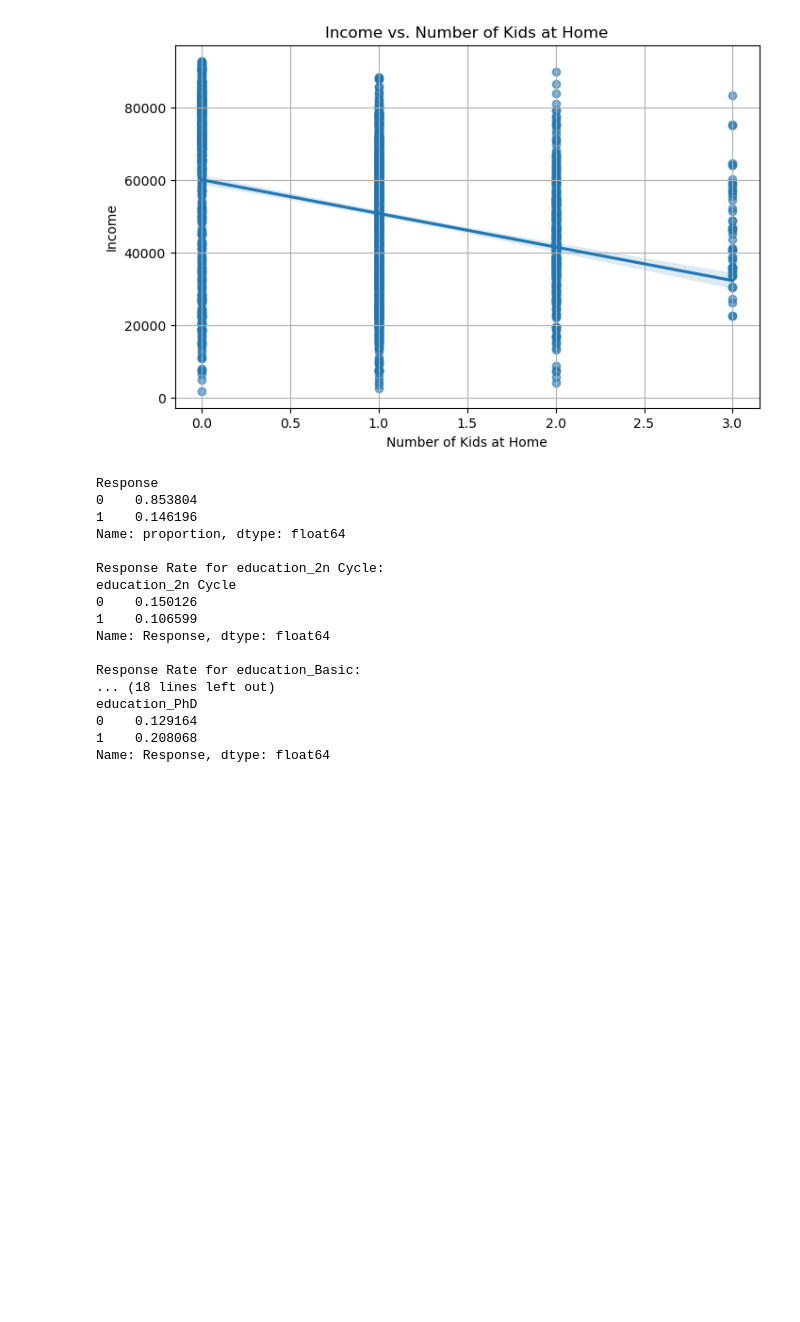
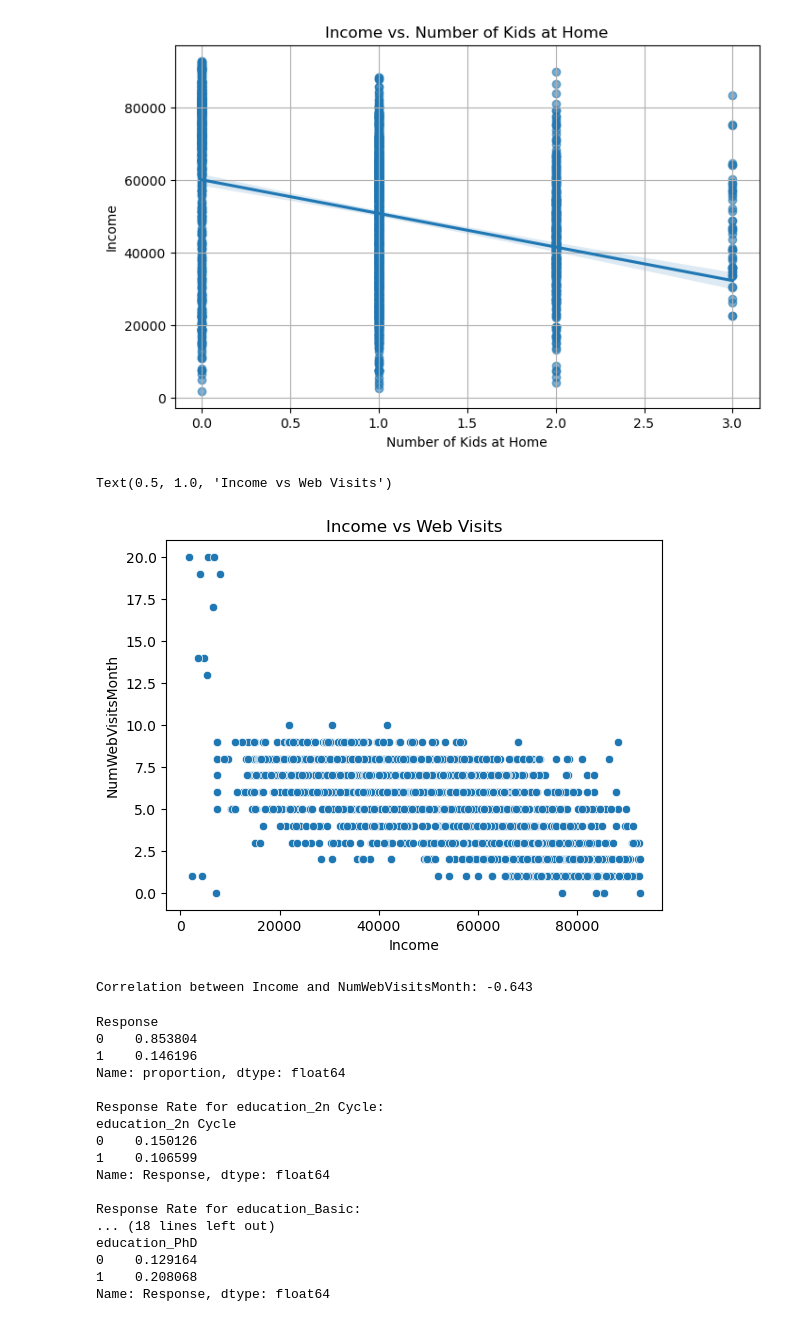
Before and after one commit to fincherc/marketing_project, a Jupyter notebook: food_da.ipynb, the cells around one changed output. Drawn from its saved outputs; the diff is of its cells as text; code cells hidden in the pictures; blank space fills up the shorter version.

Commit message:
income vs web visits

```diff
--- a/food_da.ipynb
+++ b/food_da.ipynb
@@ -204,6 +204,17 @@ plt.grid(True)
 plt.show()
 # %% [output]
 [figure]
+# %%
+sns.scatterplot(x='Income', y='NumWebVisitsMonth', data=df)
+plt.title("Income vs Web Visits")
+# %% [output]
+Text(0.5, 1.0, 'Income vs Web Visits')
+[figure, added]
+# %%
+correlation = df['Income'].corr(df['NumWebVisitsMonth'])
+print(f"Correlation between Income and NumWebVisitsMonth: {correlation:.3f}")
+# %% [output]
+Correlation between Income and NumWebVisitsMonth: -0.643
 # %%
 # Overall response rate
 print(df['Response'].value_counts(normalize=True))
```
Also changed, not shown: parts of 1 cell of this notebook.
